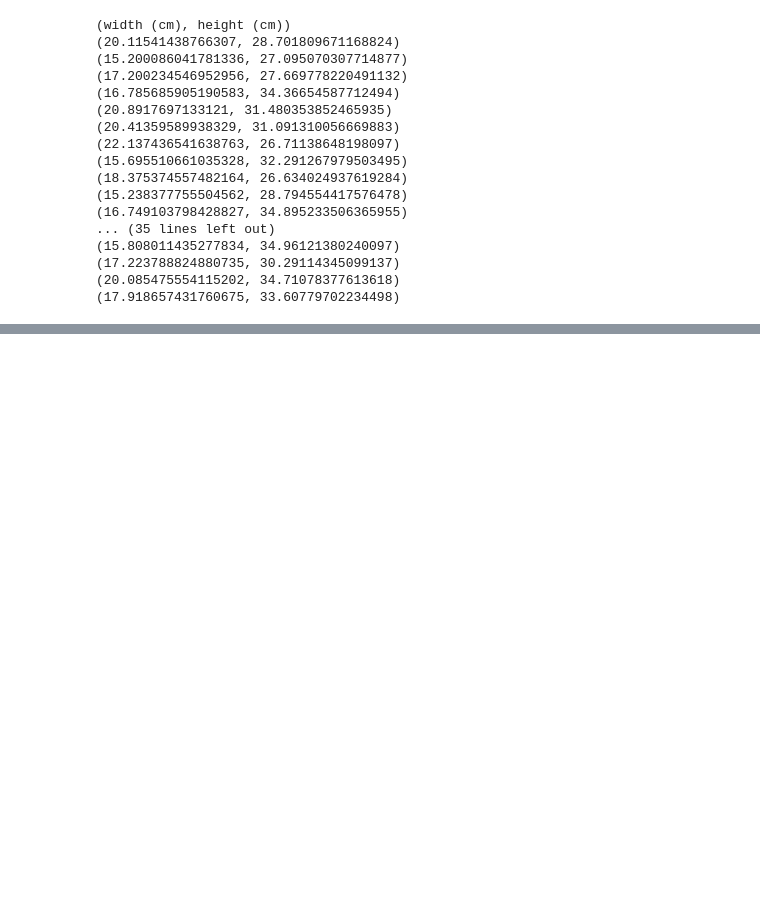
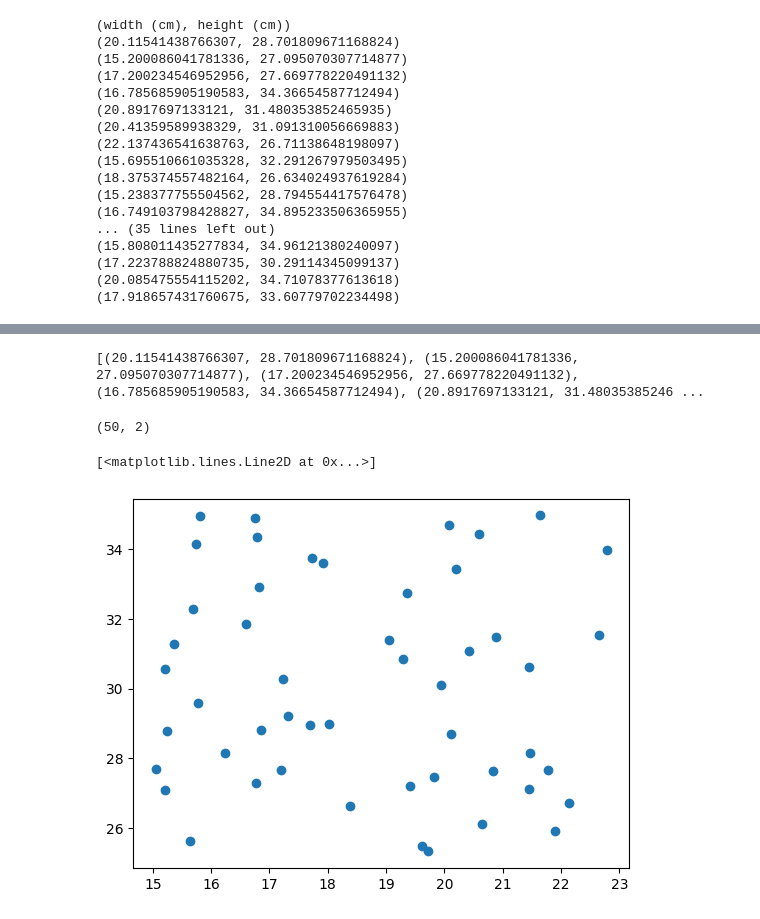
Before and after one commit to ArthurLopez1/Python-Arthur-Lopez-OPA23, a Jupyter notebook: labb1/labb1.ipynb, the cells around one changed output, grey strips where cells are left out. Drawn from its saved outputs; the diff is of its cells as text; code cells hidden in the pictures; blank space fills up the shorter version.

Commit message:
numpy + matplotlib

```diff
--- a/labb1/labb1.ipynb
+++ b/labb1/labb1.ipynb
@@ -23,3 +23,10 @@ print(content)
 (17.223788824880735, 30.29114345099137)
 (20.085475554115202, 34.71078377613618)
 (17.918657431760675, 33.60779702234498)
+# %%
+# seperating differents points by splitting '\n'
+content_split = content.split("\n")
+# removing -> '
+content_list = content_split[1:-1]
+
+content_list
@@ -25,0 +51,25 @@ print(content)
+# %%
+pichu_list = []
+
+# Remove '()' and split at ","
+for point in content_list:
+
+    pichu_list.append(eval(point))
+
+print(pichu_list)
+# %% [output]
+[(20.11541438766307, 28.701809671168824), (15.200086041781336, 27.095070307714877), (17.200234546952956, 27.669778220491132), (16.785685905190583, 34.36654587712494), (20.8917697133121, 31.48035385246 ...
+# %%
+import numpy as np
+
+data = np.array(pichu_list)
+data.shape
+# %% [output]
+(50, 2)
+# %%
+import matplotlib.pyplot as plt
+
+plt.plot(data[:,0],data[:,1], "o")
+# %% [output]
+[<matplotlib.lines.Line2D at 0x...>]
+[figure, added]
```
Also changed, not shown: parts of 7 cells of this notebook.
